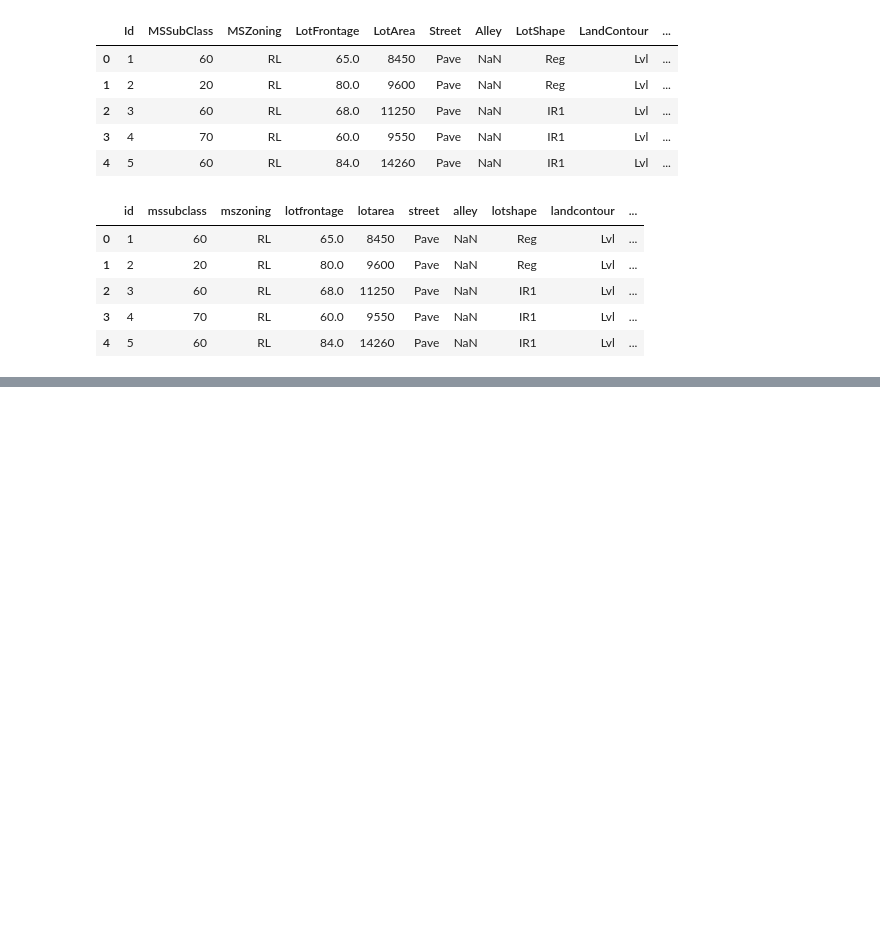
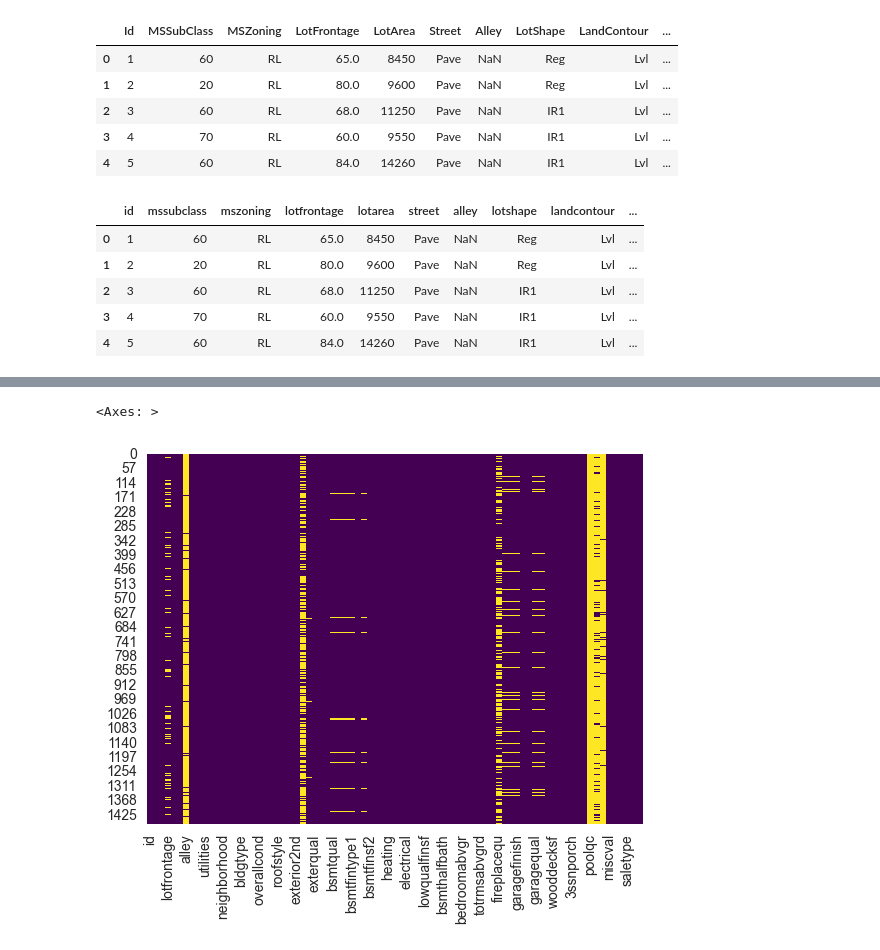
Before and after one commit to BishalJung7377/house_price_prediction, a Jupyter notebook: house_price_predictions.ipynb, the cells around one changed output, grey strips where cells are left out. Cells and saved outputs as stored; diff of their text form; code cells hidden in the pictures; blank space fills up the shorter version.

Commit message:
doing some EDA, checking null values and finding the relation

```diff
--- a/house_price_predictions.ipynb
+++ b/house_price_predictions.ipynb
@@ -49,0 +97,6 @@ df.head()
+# %%
+## plotting the null values present in the dataset using heatmap
+sns.heatmap(df.isnull(),cmap='viridis', cbar=False,annot=False)
+# %% [output]
+<Axes: >
+[figure, added]
```
Also changed, not shown: parts of 10 cells of this notebook.
